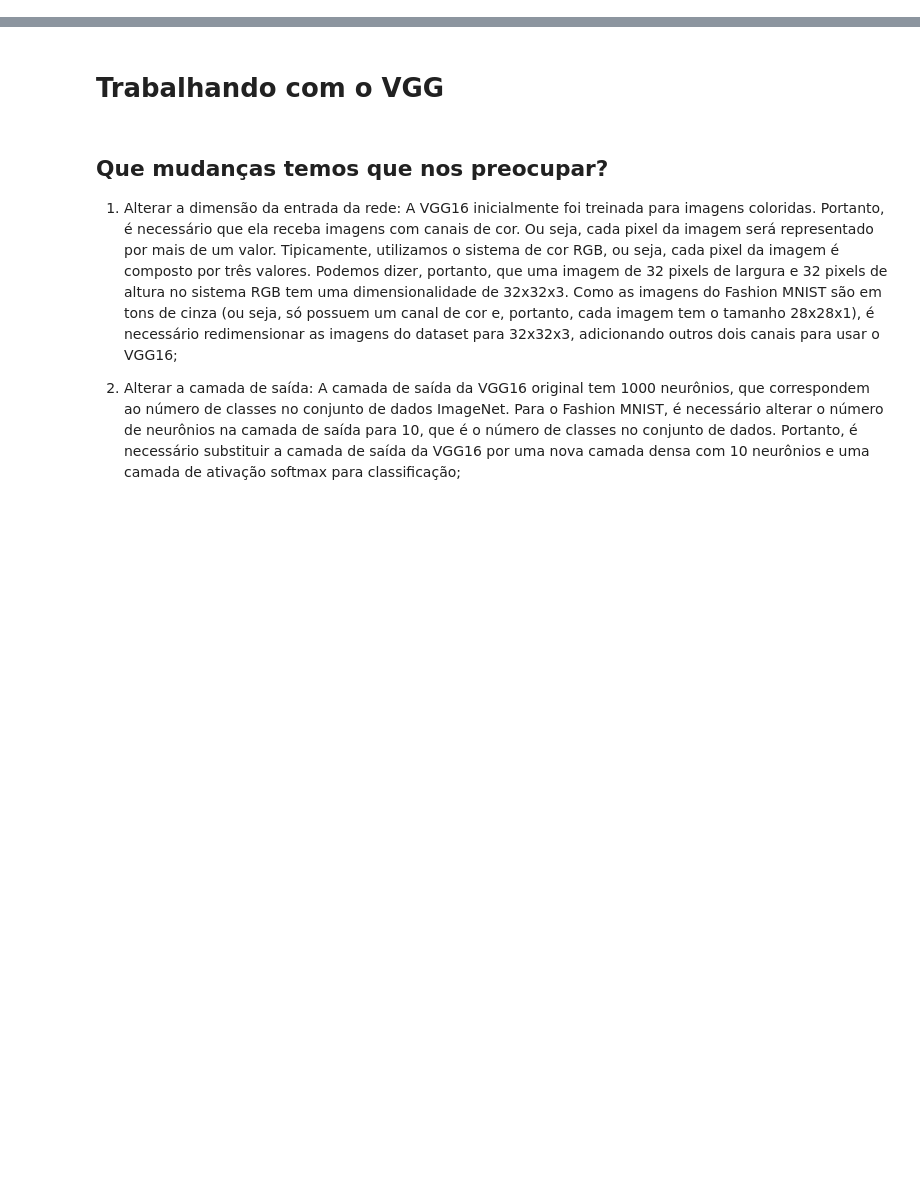
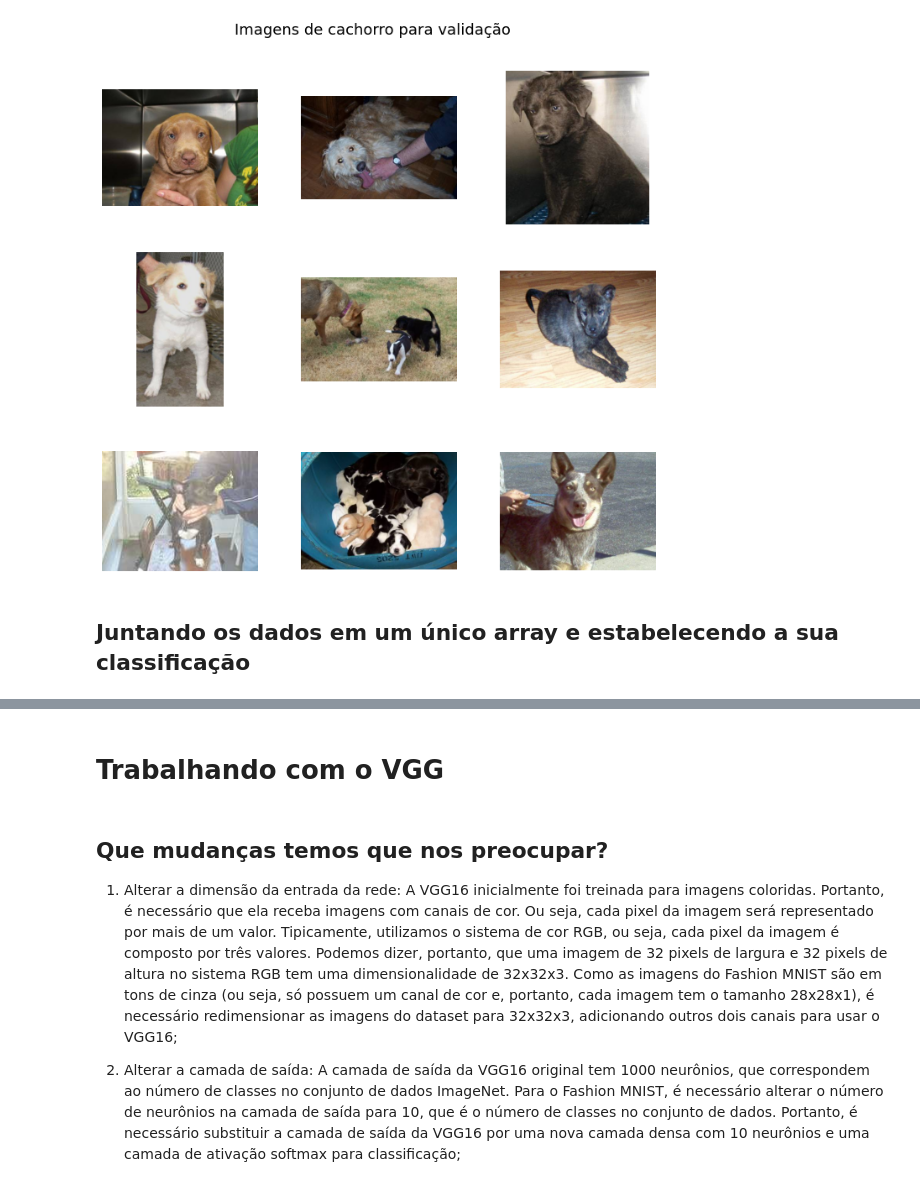
Before and after one commit to andreggalvao/Bootcamp_Arq_ML_XPE_2023_3A, a Jupyter notebook: Semana 1/Desafio_1.ipynb, the cells around one changed output, grey strips where cells are left out. Saved outputs shown, nothing was run; the diff lists cells and outputs as text; code cells hidden in the pictures; blank space fills up the shorter version.

```diff
--- a/Semana 1/Desafio_1.ipynb
+++ b/Semana 1/Desafio_1.ipynb
@@ -139,0 +122,15 @@ array([9, 0, 0, ..., 3, 0, 5], dtype=uint8)
+# %%
+fig, axs = plt.subplots(nrows=3, ncols=3, figsize=(10, 10))
+fig.tight_layout(pad=1.5, w_pad=2.0)
+plt.subplots_adjust(top=0.9)
+
+
+plt.suptitle("Imagens de cachorro para validação", fontsize = 18)
+for i in range(9):
+    axs[(i // 3), (i % 3)].imshow(validation_dogs_img[i], cmap='gray')
+    axs[(i // 3), (i % 3)].axis('off')
+plt.show()
+# %% [output]
+[figure, added]
+# %% [markdown]
+## Juntando os dados em um único array e estabelecendo a sua classificação
```
Also changed, not shown: parts of 22 cells of this notebook.
